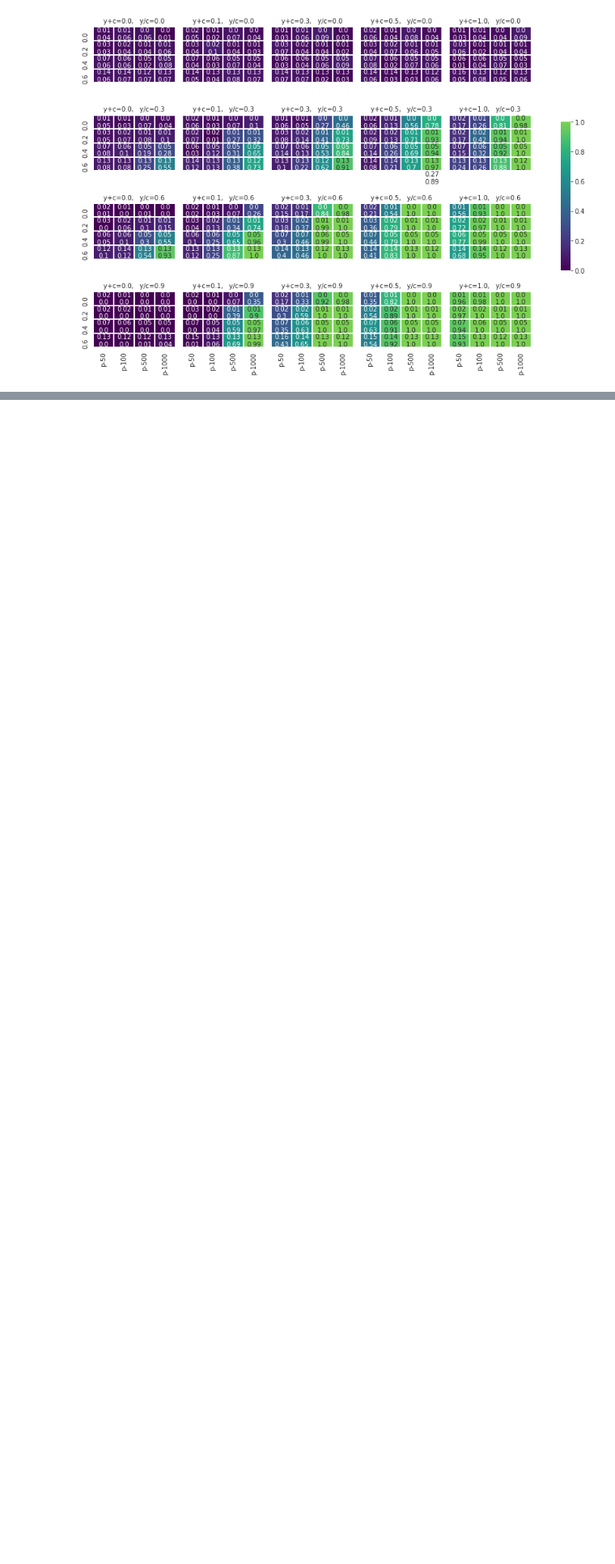
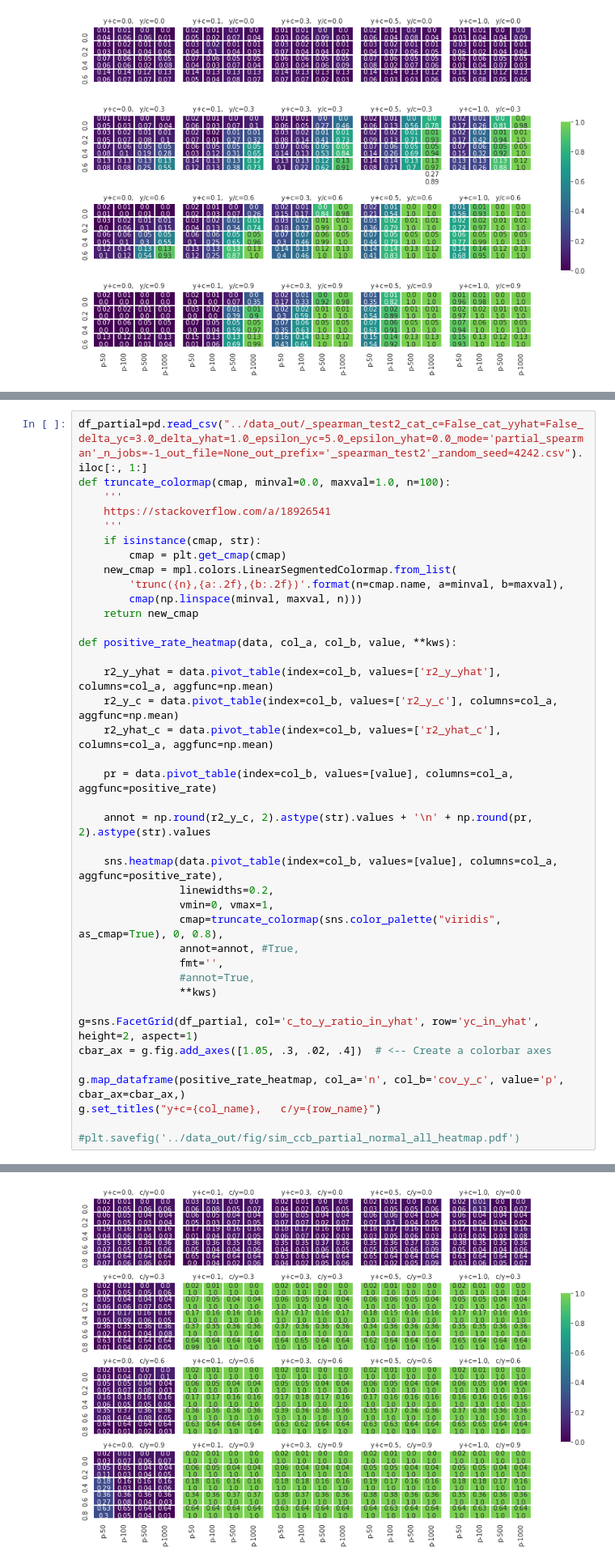
Before and after one commit to pni-lab/mlconfound, a Jupyter notebook: notebooks/plot_simulation_results_partial.ipynb, the cells around one changed output, grey strips where cells are left out. Shown at 81% size. Drawn from its saved outputs; the diff is of its cells as text; blank space fills up the shorter version.

```diff
--- a/notebooks/plot_simulation_results_partial.ipynb
+++ b/notebooks/plot_simulation_results_partial.ipynb
@@ -512,0 +513,40 @@ TypeError: '<' not supported between instances of 'str' and 'float'
+# %%
+df_partial=pd.read_csv("../data_out/_spearman_test2_cat_c=False_cat_yyhat=False_delta_yc=3.0_delta_yhat=1.0_epsilon_yc=5.0_epsilon_yhat=0.0_mode='partial_spearman'_n_jobs=-1_out_file=None_out_prefix='_spearman_test2'_random_seed=4242.csv").iloc[:, 1:]
+def truncate_colormap(cmap, minval=0.0, maxval=1.0, n=100):
+    '''
+    https://stackoverflow.com/a/18926541
+    '''
+    if isinstance(cmap, str):
+        cmap = plt.get_cmap(cmap)
+    new_cmap = mpl.colors.LinearSegmentedColormap.from_list(
+        'trunc({n},{a:.2f},{b:.2f})'.format(n=cmap.name, a=minval, b=maxval),
+        cmap(np.linspace(minval, maxval, n)))
+    return new_cmap
+
+def positive_rate_heatmap(data, col_a, col_b, value, **kws):
+
+    r2_y_yhat = data.pivot_table(index=col_b, values=['r2_y_yhat'], columns=col_a, aggfunc=np.mean)
+    r2_y_c = data.pivot_table(index=col_b, values=['r2_y_c'], columns=col_a, aggfunc=np.mean)
+    r2_yhat_c = data.pivot_table(index=col_b, values=['r2_yhat_c'], columns=col_a, aggfunc=np.mean)
+
+    pr = data.pivot_table(index=col_b, values=[value], columns=col_a, aggfunc=positive_rate)
+
+    annot = np.round(r2_y_c, 2).astype(str).values + '\n' + np.round(pr, 2).astype(str).values
+
+    sns.heatmap(data.pivot_table(index=col_b, values=[value], columns=col_a, aggfunc=positive_rate),
+                linewidths=0.2,
+                vmin=0, vmax=1,
+                cmap=truncate_colormap(sns.color_palette("viridis", as_cmap=True), 0, 0.8),
+                annot=annot, #True,
+                fmt='',
+                #annot=True,
+                **kws)
+
+g=sns.FacetGrid(df_partial, col='c_to_y_ratio_in_yhat', row='yc_in_yhat', height=2, aspect=1)
+cbar_ax = g.fig.add_axes([1.05, .3, .02, .4])  # <-- Create a colorbar axes
+
+g.map_dataframe(positive_rate_heatmap, col_a='n', col_b='cov_y_c', value='p', cbar_ax=cbar_ax,)
+g.set_titles("y+c={col_name},   c/y={row_name}")
+
+#plt.savefig('../data_out/fig/sim_ccb_partial_normal_all_heatmap.pdf')
+# %% [output]
@@ -513,3 +554,4 @@ TypeError: '<' not supported between instances of 'str' and 'float'
+[figure, added]
 # %%
 res = []
 w=0.3
```
Also changed, not shown: parts of 2 cells of this notebook, 3 other files.
